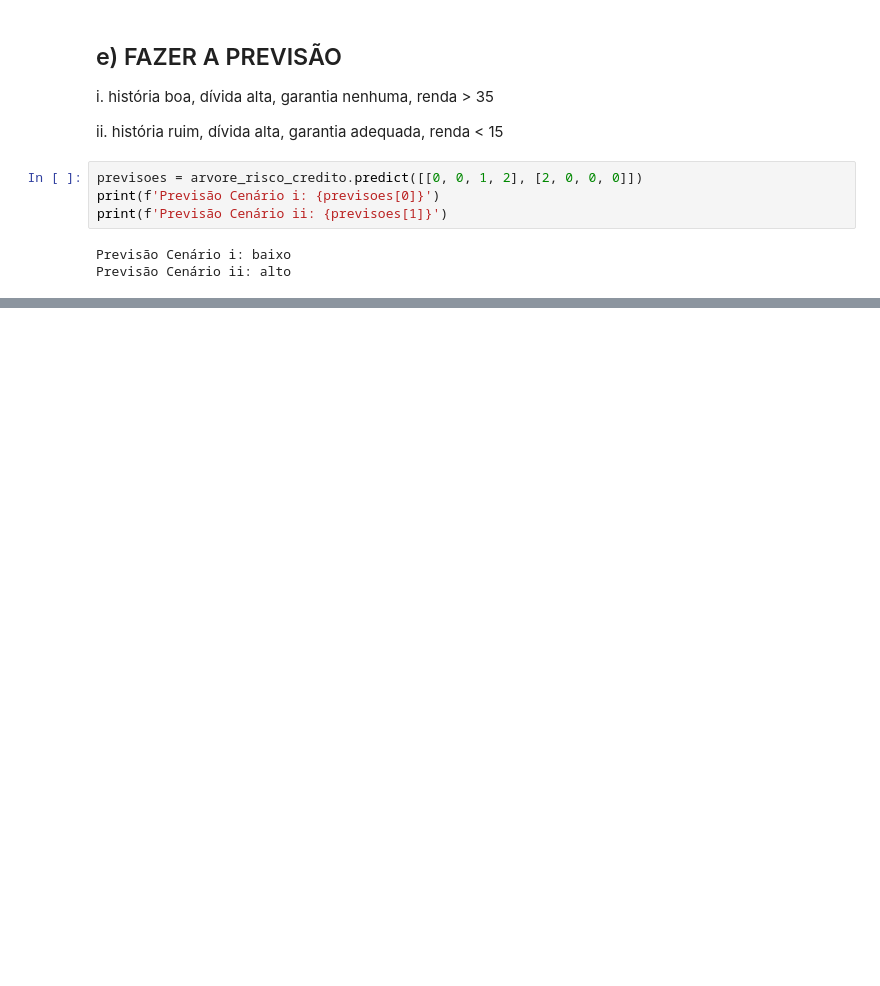
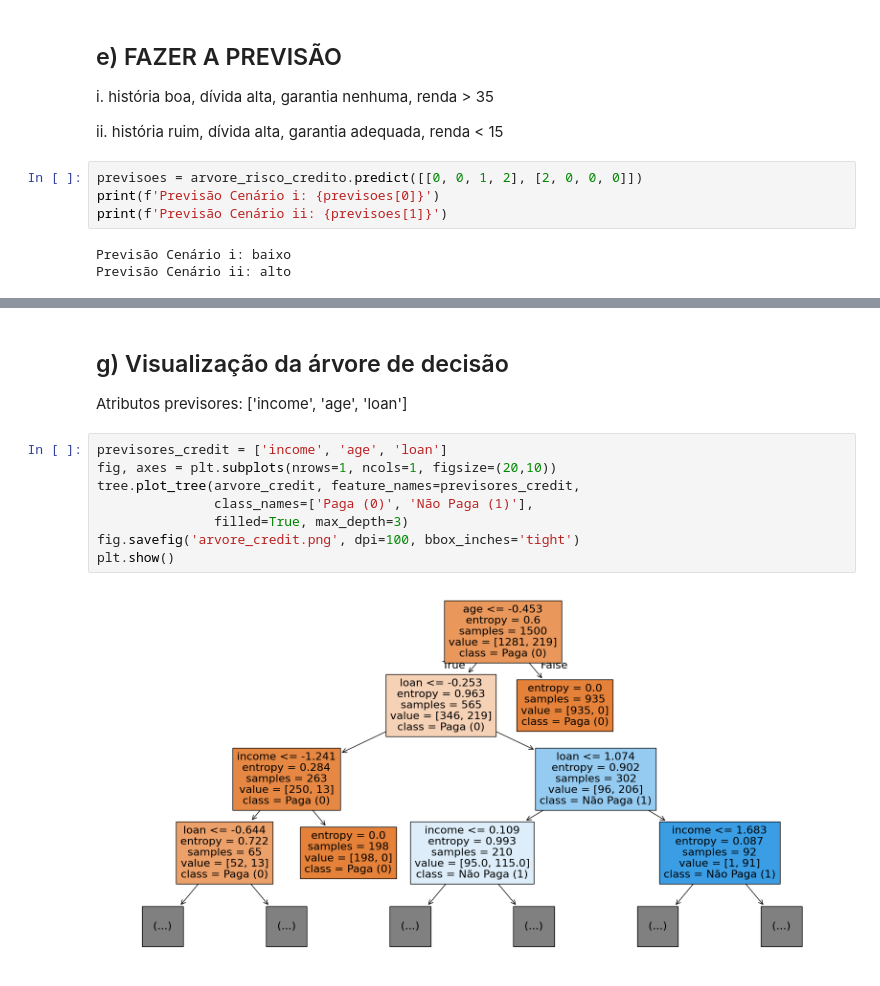
Before and after one commit to PHPacheco/Machine-learning-study, a Jupyter notebook: 3_NaiveBayes/Parte2/naive_bayes_pt2.ipynb, the cells around one changed output, grey strips where cells are left out. Saved outputs shown, nothing was run; the diff lists cells and outputs as text; blank space fills up the shorter version.

```diff
--- a/3_NaiveBayes/Parte2/naive_bayes_pt2.ipynb
+++ b/3_NaiveBayes/Parte2/naive_bayes_pt2.ipynb
@@ -64,0 +163,14 @@ Previsão Cenário ii: alto
+# %% [markdown]
+## g) Visualização da árvore de decisão
+
+Atributos previsores: ['income', 'age', 'loan']
+# %%
+previsores_credit = ['income', 'age', 'loan']
+fig, axes = plt.subplots(nrows=1, ncols=1, figsize=(20,10))
+tree.plot_tree(arvore_credit, feature_names=previsores_credit,
+               class_names=['Paga (0)', 'Não Paga (1)'],
+               filled=True, max_depth=3)
+fig.savefig('arvore_credit.png', dpi=100, bbox_inches='tight')
+plt.show()
+# %% [output]
+[figure, added]
```
Also changed, not shown: parts of 33 cells of this notebook, 2 other files.
